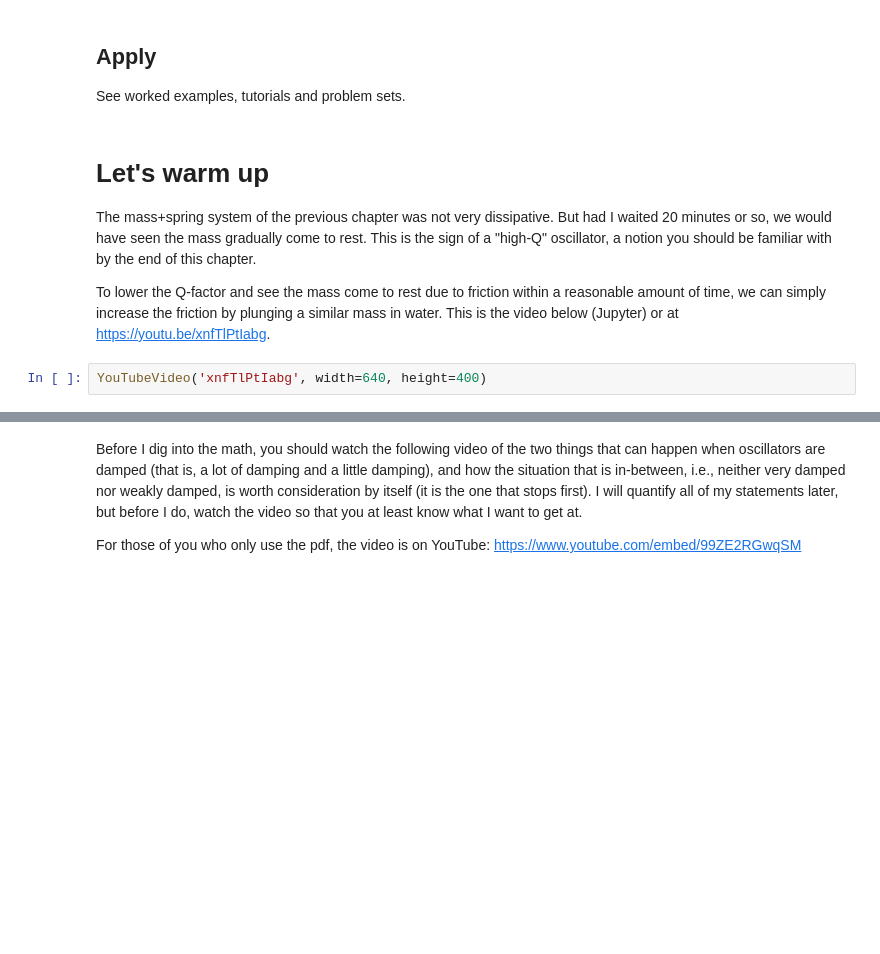
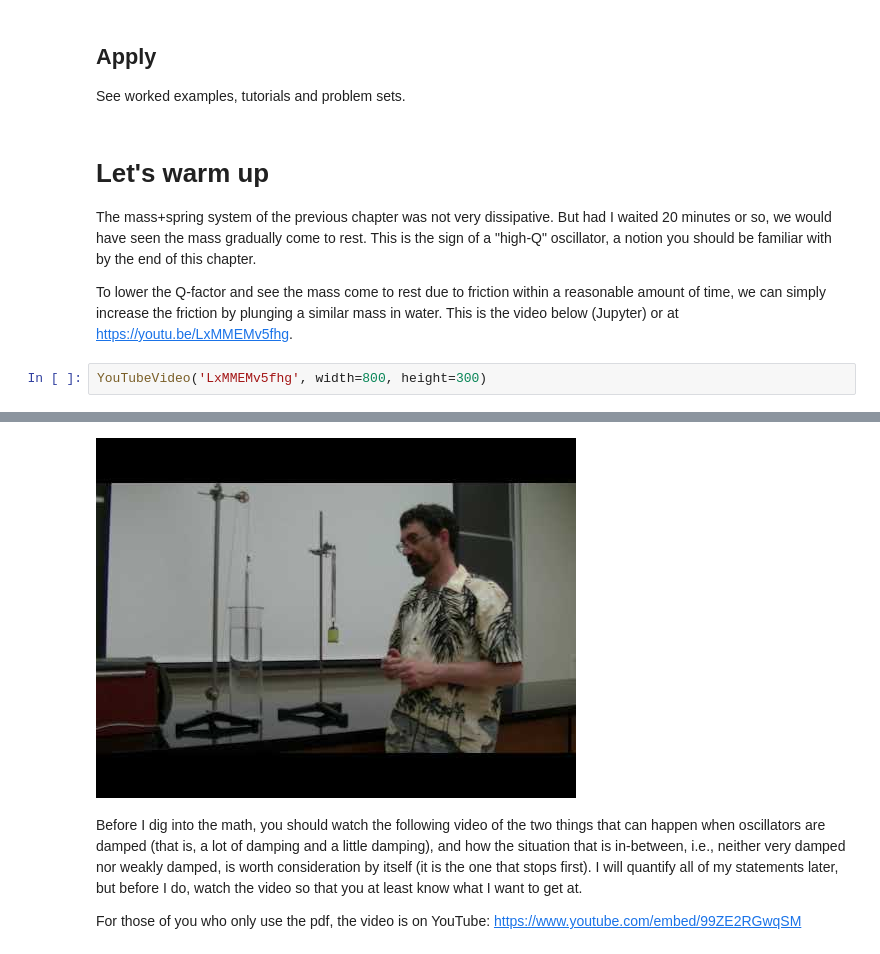
Before and after one commit to PHY293-Grisouard/Chapters-2020, a Jupyter notebook: C02 - DHOs/C02-DampedOscillations.ipynb, the cells around one changed output, grey strips where cells are left out. Drawn from its saved outputs; the diff is of its cells as text; blank space fills up the shorter version.

```diff
--- a/C02 - DHOs/C02-DampedOscillations.ipynb
+++ b/C02 - DHOs/C02-DampedOscillations.ipynb
@@ -106,7 +106,7 @@ See worked examples, tutorials and problem sets.
 The mass+spring system of the previous chapter was not very dissipative. But had I waited 20 minutes or so, we would have seen the mass gradually come to rest. This is the sign of a "high-Q" oscillator, a notion you should be familiar with by the end of this chapter.
 
 To lower the Q-factor and see the mass come to rest due to friction within a reasonable amount of time, we can simply increase the friction by plunging a similar mass in water.
-This is the video below (Jupyter) or at https://youtu.be/xnfTlPtIabg.
+This is the video below (Jupyter) or at https://youtu.be/LxMMEMv5fhg.
 # %%
-YouTubeVideo('xnfTlPtIabg', width=640, height=400)
+YouTubeVideo('LxMMEMv5fhg', width=800, height=300)
 # %% [output]
@@ -114,3 +113,4 @@ YouTubeVideo('xnfTlPtIabg', width=640, height=400)
+[figure, added]
 # %% [markdown]
 Before I dig into the math, you should watch the following video of the two things that can happen when oscillators are damped (that is, a lot of damping and a little damping), and how the situation that is in-between, i.e., neither very damped nor weakly damped, is worth consideration by itself (it is the one that stops first).
 I will quantify all of my statements later, but before I do, watch the video so that you at least know what I want to get at.
```
Also changed, not shown: parts of 3 cells of this notebook.
